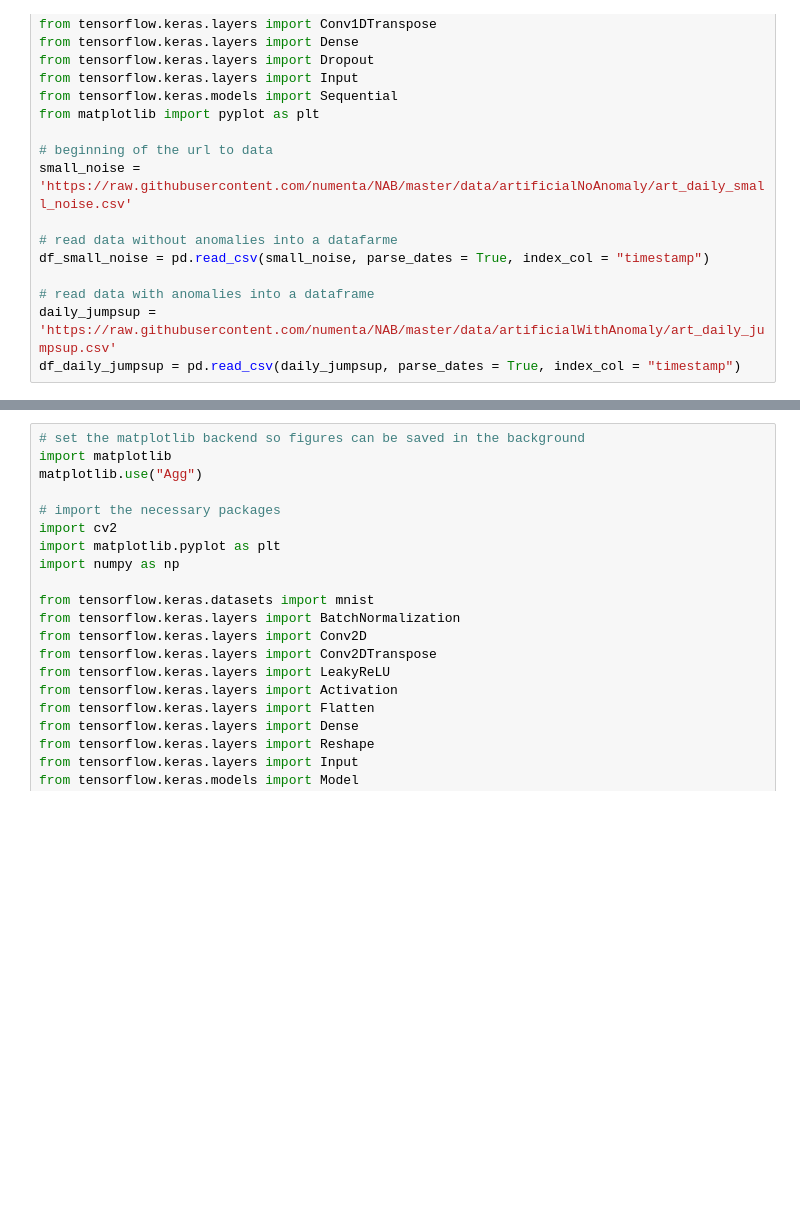
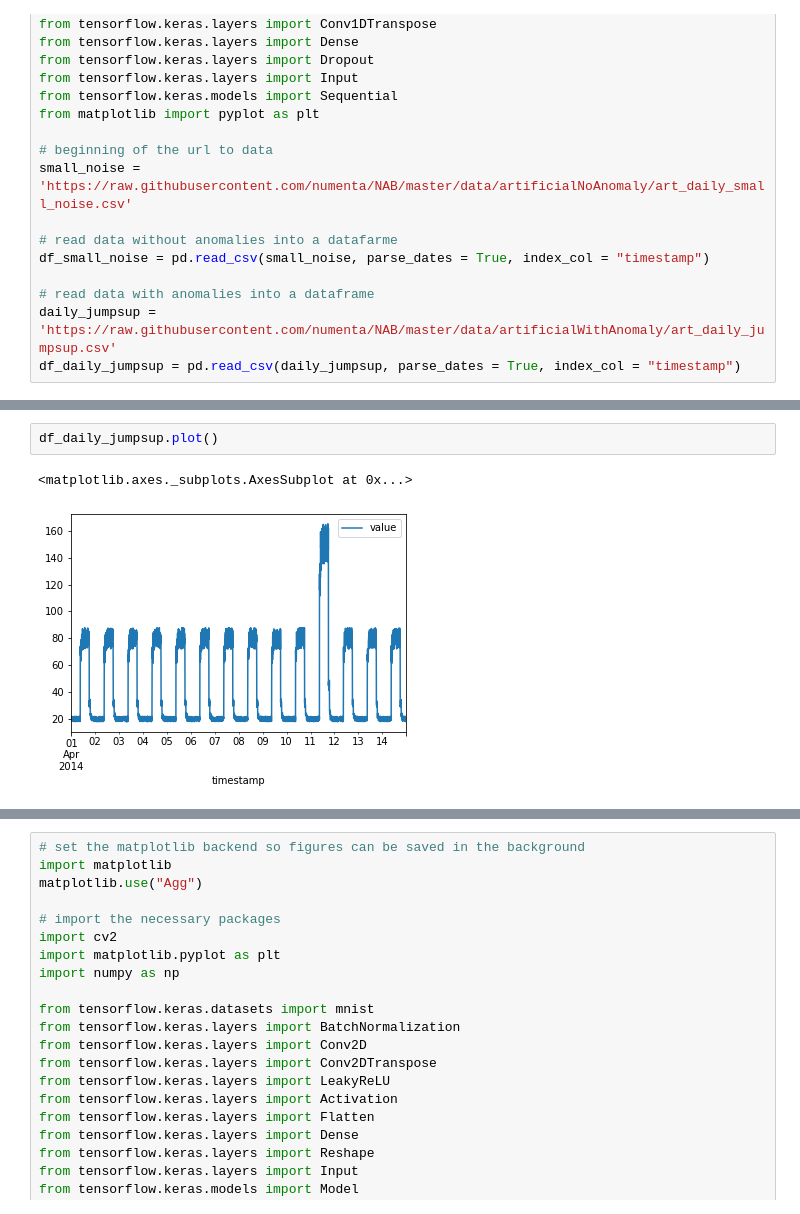
Before and after one commit to rtwhite1546/Fall-2020-Neural-Networks, a Jupyter notebook: Week-16/Untitled.ipynb, the cells around one changed output, grey strips where cells are left out. Cells and saved outputs as stored; diff of their text form; blank space fills up the shorter version.

```diff
--- a/Week-16/Untitled.ipynb
+++ b/Week-16/Untitled.ipynb
@@ -20,0 +60,5 @@ df_daily_jumpsup = pd.read_csv(daily_jumpsup, parse_dates = True, index_col = "t
+# %%
+df_daily_jumpsup.plot()
+# %% [output]
+<matplotlib.axes._subplots.AxesSubplot at 0x...>
+[figure, added]
```
Also changed, not shown: parts of 6 cells of this notebook, 1 other file.
